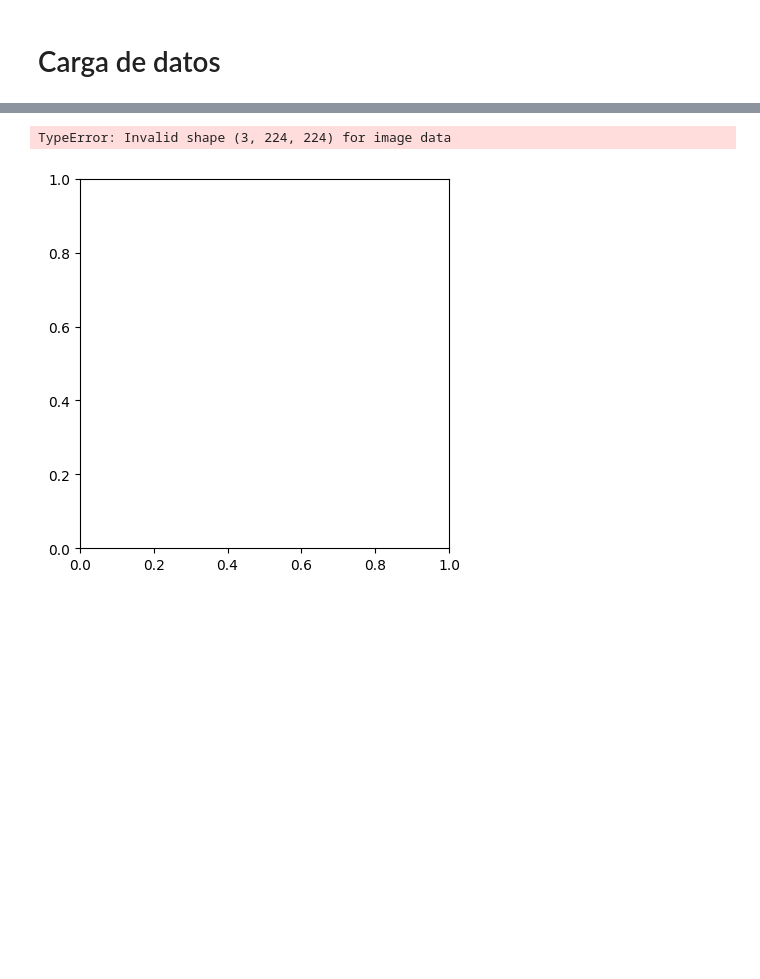
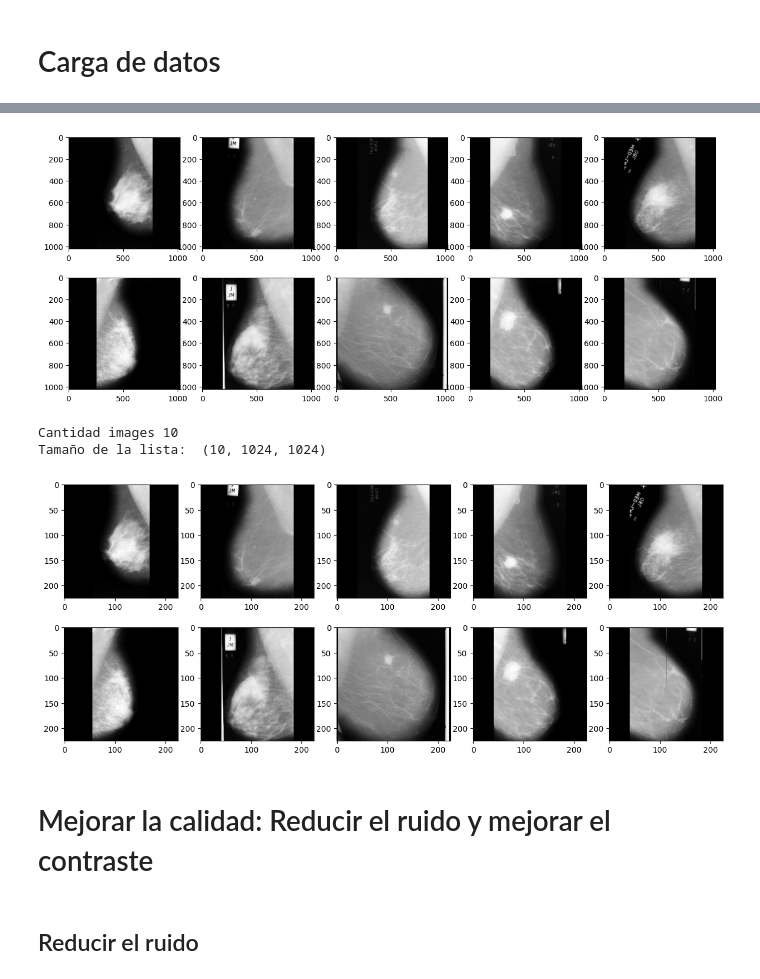
Before and after one commit to Thomas0624/Procesamiento-de-Imagenes, a Jupyter notebook: Proyecto/ProcesamientoImagenes_Proyecto.ipynb, the cells around one changed output, grey strips where cells are left out. Cells and saved outputs as stored; diff of their text form; code cells hidden in the pictures; blank space fills up the shorter version.

```diff
--- a/Proyecto/ProcesamientoImagenes_Proyecto.ipynb
+++ b/Proyecto/ProcesamientoImagenes_Proyecto.ipynb
@@ -50,12 +30,0 @@ Archivos descargados: ['.config', 'mdb005.pgm', 'mdb023.pgm', 'mdb081.pgm', 'mdb
-# %%
-direc = "/content/"
-imgs = []
-for archivo in os.listdir(direc):
-
-    ruta_archivo = os.path.join(direc,archivo)
-
-    img = cv2.imread(ruta_archivo, cv2.IMREAD_GRAYSCALE)
-    if img is not None:
-        imgs.append(img)
-    else:
-        print(f'No se pudo cargar la imagen: {img}')
@@ -100,3 +30,0 @@ def mostrar_imagenes(imagenes, columnas=5, figsize=(10, 5)):
-# %%
-imgs = np.array(imgs)
-mostrar_imagenes(imgs, columnas=5, figsize=(10, 5))
@@ -319,5 +30,0 @@ plt.imshow(imgs_median[3], cmap='gray')
-# %%
-plt.imshow(imgs_umbral[3], cmap='gray')
-# %% [output]
-TypeError: Invalid shape (3, 224, 224) for image data
-[figure, removed]
@@ -323,0 +58,31 @@ TypeError: Invalid shape (3, 224, 224) for image data
+# %%
+def show_imgs(imgs):
+    '''
+    Muestra una lista de imágenes en una matriz de 2 filas y 5 columnas utilizando Matplotlib.
+
+    Parametros:
+    - imgs: Una lista de matrices numpy representando las imágenes a mostrar.
+
+    Esta función crea una figura con subtramas dispuestas en una matriz de 2x5.
+    Recorre la lista de imágenes y las muestra en estas subtramas. Si hay menos de
+    10 imágenes en la lista, los espacios restantes en la matriz quedan en blanco.
+    '''
+    fig, axes = plt.subplots(2, 5, figsize=(15, 6))
+
+    for i in range(2):
+        for j in range(5):
+            if i*5 + j < len(imgs):
+                axes[i, j].imshow(imgs[i*5 + j],cmap = 'gray')
+                #axes[i, j].axis('off')
+
+    plt.show()
+
+show_imgs(imgs)
+# %% [output]
+[figure, added]
+# %%
+print("Cantidad images" ,len(imgs))
+print("Tamaño de la lista: ",imgs.shape)
+# %% [output]
+Cantidad images 10
+Tamaño de la lista:  (10, 1024, 1024)
@@ -323,0 +115,8 @@ TypeError: Invalid shape (3, 224, 224) for image data
+# %%
+show_imgs(imgs)
+# %% [output]
+[figure, added]
+# %% [markdown]
+# Mejorar la calidad: Reducir el ruido y mejorar el contraste
+# %% [markdown]
+## Reducir el ruido
```
Also changed, not shown: parts of 48 cells of this notebook, 2 other files.
